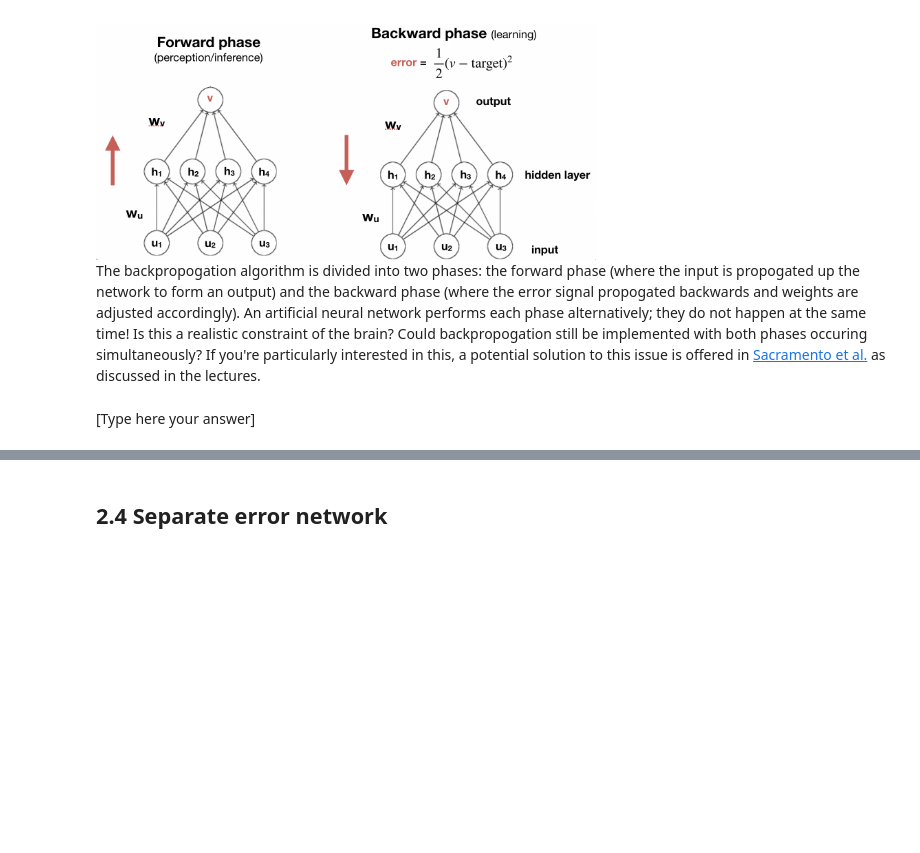
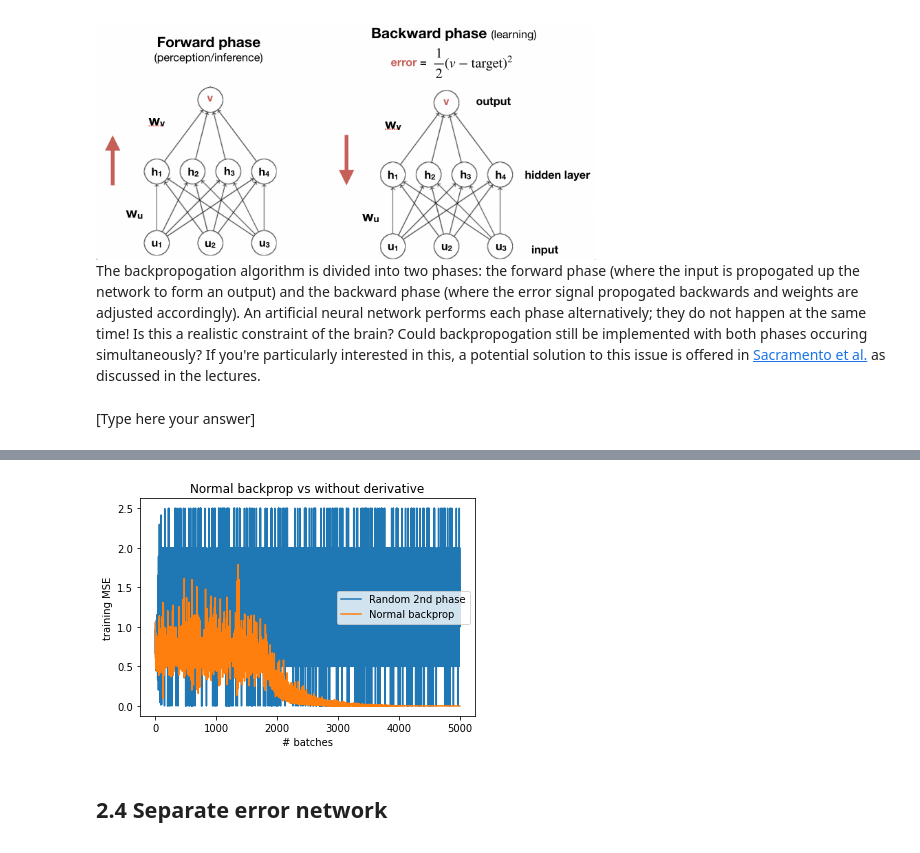
Before and after one commit to comsm0075/2020_21, a Jupyter notebook: RPC_labs/lab1/IPB_labQ1_complete.ipynb, the cells around one changed output, grey strips where cells are left out. Drawn from its saved outputs; the diff is of its cells as text; code cells hidden in the pictures; blank space fills up the shorter version.

```diff
--- a/RPC_labs/lab1/IPB_labQ1_complete.ipynb
+++ b/RPC_labs/lab1/IPB_labQ1_complete.ipynb
@@ -434,3 +620,87 @@ When a non-linearity is involved in a neural network, the backpropagation alogir
 The backpropogation algorithm is divided into two phases: the forward phase (where the input is propogated up the network to form an output) and the backward phase (where the error signal propogated backwards and weights are adjusted accordingly). An artificial neural network performs each phase alternatively; they do not happen at the same time! Is this a realistic constraint of the brain? Could backpropogation still be implemented with both phases occuring simultaneously? If you're particularly interested in this, a potential solution to this issue is offered in [Sacramento et al.](http://papers.neurips.cc/paper/8089-dendritic-cortical-microcircuits-approximate-the-backpropagation-algorithm.pdf) as discussed in the lectures.
 # %% [markdown]
 [Type here your answer]
+# %%
+#Here we are simply making the backward pass random, which means that it will sometimes be used and sometimes dont.
+#Making it a bit more like in the brain, which is highly stochastic
+
+seed = 1
+batch_size = 5 #number of examples per batch
+nbatches = 5000 #number of batches used for training
+lr = 0.1 #learning rate
+
+
+def backprop(W1, W2, dL_dPred, U, H, Z):
+    #hints: for dL_dW1 compute dL_dH, dL_dZ first.
+    #for transpose of numpy array A use A.T
+    #for element-wise multiplication use A*B or np.multiply(A,B)
+
+    dL_dW2 = np.matmul(H.T, dL_dPred)
+
+    #NOTE: We are not doing backprop prob_not_backprop% of the time (try 0.8 (80%) or 0.2 (20%))
+    prob_not_backprop = 0.8
+    if np.random.uniform()>prob_not_backprop:
+        dL_dH = np.matmul(dL_dPred, W2.T)
+        dL_dZ = np.multiply(sigmoid_prime(Z), dL_dH)
+        dL_dW1 = np.matmul(U.T, dL_dZ)
+    else:
+        dL_dH = 1
+        dL_dZ = dL_dH
+        dL_dW1 = U.T
+
+
+    return dL_dW1, dL_dW2
+
+
+#Fixed feedback weights
+np.random.seed(seed)
+nn = nn_one_layer(input_size, hidden_size, output_size) #initialise (untrained) model
+
+chosen_dataset = dataset_xor
+
+#batch_size = 5 #number of examples per batch
+#nbatches = 5000 #number of batches used for training
+#lr = 0.05 #learning rate
+
+losses = [] #training losses to record
+for i in range(nbatches):
+    loss = train_one_batch(nn, chosen_dataset, batch_size=batch_size, lr=lr)
+    losses.append(loss)
+
+h2=plt.plot(np.arange(1, nbatches+1), losses, label="Random 2nd phase")
+plt.xlabel("# batches")
+plt.ylabel("training MSE")
+#plt.title("Fixed feedback weights")
+
+
+def backprop(W1, W2, dL_dPred, U, H, Z):
+    #hints: for dL_dW1 compute dL_dH, dL_dZ first.
+    #for transpose of numpy array A use A.T
+    #for element-wise multiplication use A*B or np.multiply(A,B)
+
+    dL_dW2 = np.matmul(H.T, dL_dPred)
+    dL_dH = np.matmul(dL_dPred, W2.T)
+    dL_dZ = np.multiply(sigmoid_prime(Z), dL_dH)
+    dL_dW1 = np.matmul(U.T, dL_dZ)
+
+    return dL_dW1, dL_dW2
+
+
+np.random.seed(seed)
+nn = nn_one_layer(input_size, hidden_size, output_size) #initialise (untrained) model
+
+chosen_dataset = dataset_xor
+
+
+
+losses = [] #training losses to record
+for i in range(nbatches):
+    loss = train_one_batch(nn, chosen_dataset, batch_size=batch_size, lr=lr)
+    losses.append(loss)
+
+h1=plt.plot(np.arange(1, nbatches+1), losses, label="Normal backprop")
+plt.legend()
+plt.xlabel("# batches")
+plt.ylabel("training MSE")
+plt.title("Normal backprop vs without derivative")
+# %% [output]
@@ -437,3 +708,4 @@ The backpropogation algorithm is divided into two phases: the forward phase (whe
+[figure, added]
 # %% [markdown]
 ## 2.4 Separate error network
 
```
Also changed, not shown: parts of 13 cells of this notebook.
